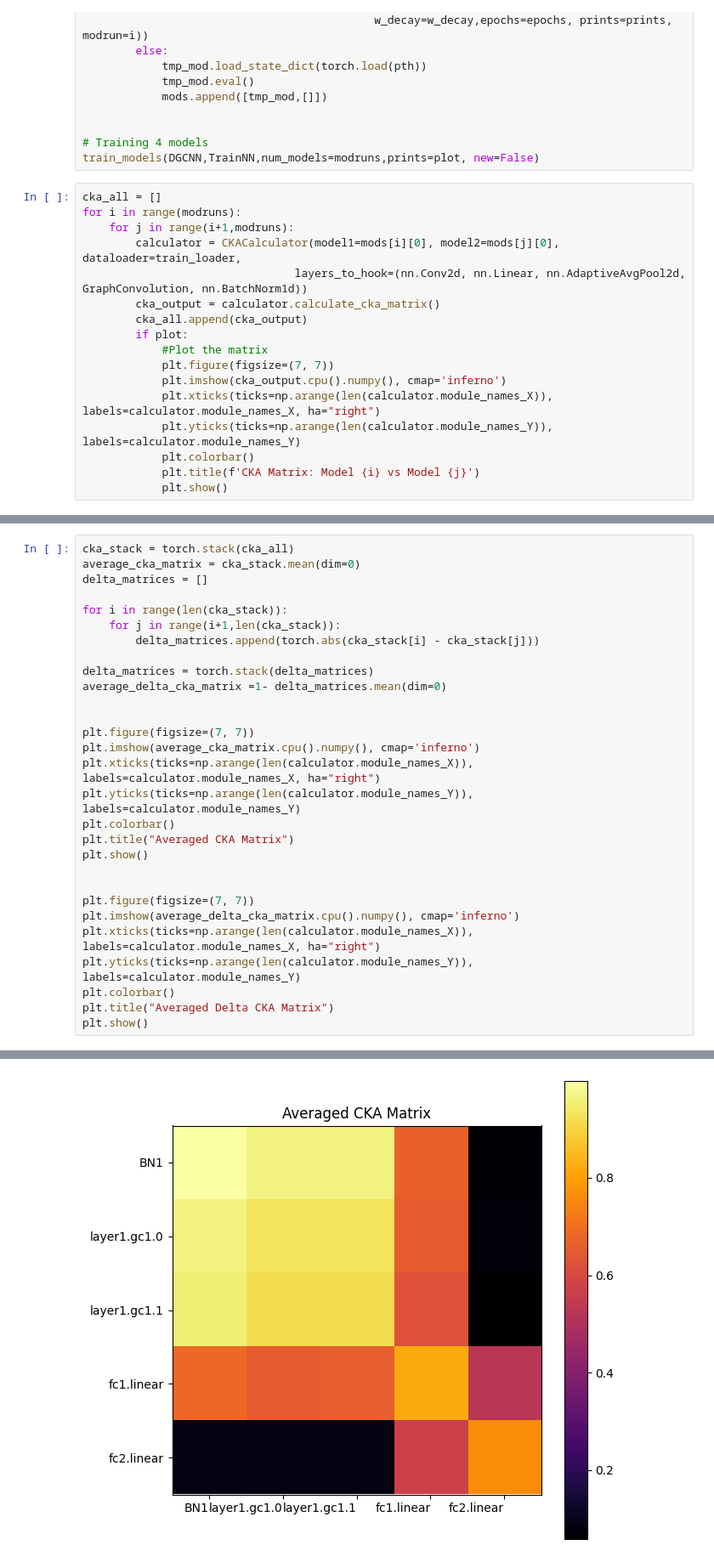
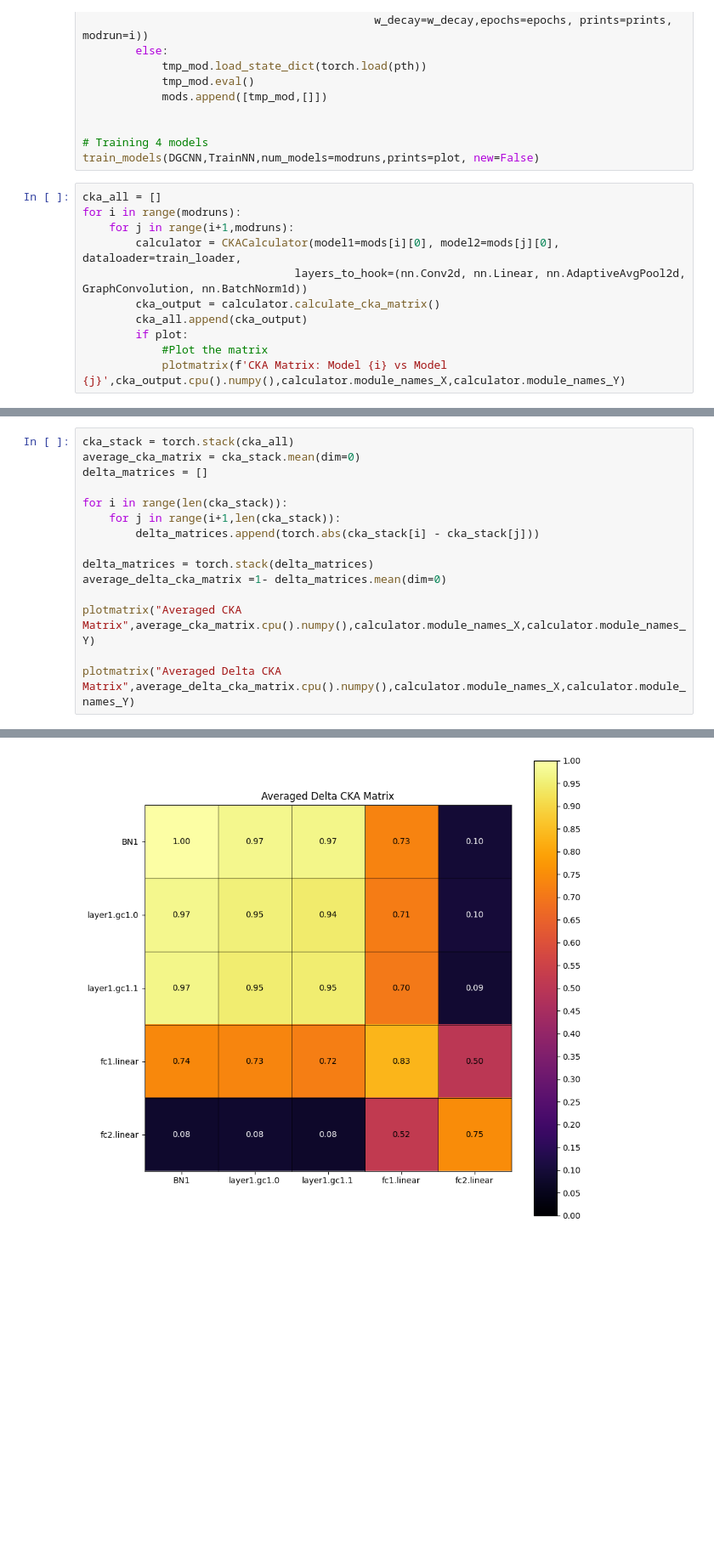
Before and after one commit to AlbinoLoaf/brAIncells, a Jupyter notebook: model_enviroment.ipynb, the cells around one changed output, grey strips where cells are left out. Shown at 85% size. Saved outputs shown, nothing was run; the diff lists cells and outputs as text; blank space fills up the shorter version.

Commit message:
plot fixing

```diff
--- a/model_enviroment.ipynb
+++ b/model_enviroment.ipynb
@@ -160,10 +182,4 @@ for i in range(modruns):
         cka_all.append(cka_output)
         if plot:
             #Plot the matrix
-            plt.figure(figsize=(7, 7))
-            plt.imshow(cka_output.cpu().numpy(), cmap='inferno')
-            plt.xticks(ticks=np.arange(len(calculator.module_names_X)), labels=calculator.module_names_X, ha="right")
-            plt.yticks(ticks=np.arange(len(calculator.module_names_Y)), labels=calculator.module_names_Y)
-            plt.colorbar()
-            plt.title(f'CKA Matrix: Model {i} vs Model {j}')
-            plt.show()
+            plotmatrix(f'CKA Matrix: Model {i} vs Model {j}',cka_output.cpu().numpy(),calculator.module_names_X,calculator.module_names_Y)
@@ -179,21 +209,7 @@ for i in range(len(cka_stack)):
 delta_matrices = torch.stack(delta_matrices)
 average_delta_cka_matrix =1- delta_matrices.mean(dim=0)
 
+plotmatrix("Averaged CKA Matrix",average_cka_matrix.cpu().numpy(),calculator.module_names_X,calculator.module_names_Y)
 
-plt.figure(figsize=(7, 7))
-plt.imshow(average_cka_matrix.cpu().numpy(), cmap='inferno')
-plt.xticks(ticks=np.arange(len(calculator.module_names_X)), labels=calculator.module_names_X, ha="right")
-plt.yticks(ticks=np.arange(len(calculator.module_names_Y)), labels=calculator.module_names_Y)
-plt.colorbar()
-plt.title("Averaged CKA Matrix")
-plt.show()
-
-
-plt.figure(figsize=(7, 7))
-plt.imshow(average_delta_cka_matrix.cpu().numpy(), cmap='inferno')
-plt.xticks(ticks=np.arange(len(calculator.module_names_X)), labels=calculator.module_names_X, ha="right")
-plt.yticks(ticks=np.arange(len(calculator.module_names_Y)), labels=calculator.module_names_Y)
-plt.colorbar()
-plt.title("Averaged Delta CKA Matrix")
-plt.show()
+plotmatrix("Averaged Delta CKA Matrix",average_delta_cka_matrix.cpu().numpy(),calculator.module_names_X,calculator.module_names_Y)
 # %% [output]
@@ -205 +216 @@ tensor([[0.9994, 0.9515, 0.9377, 0.7802, 0.1769],
-[figure, old version]
+[figure, new version]
```
Also changed, not shown: parts of 4 cells of this notebook.
